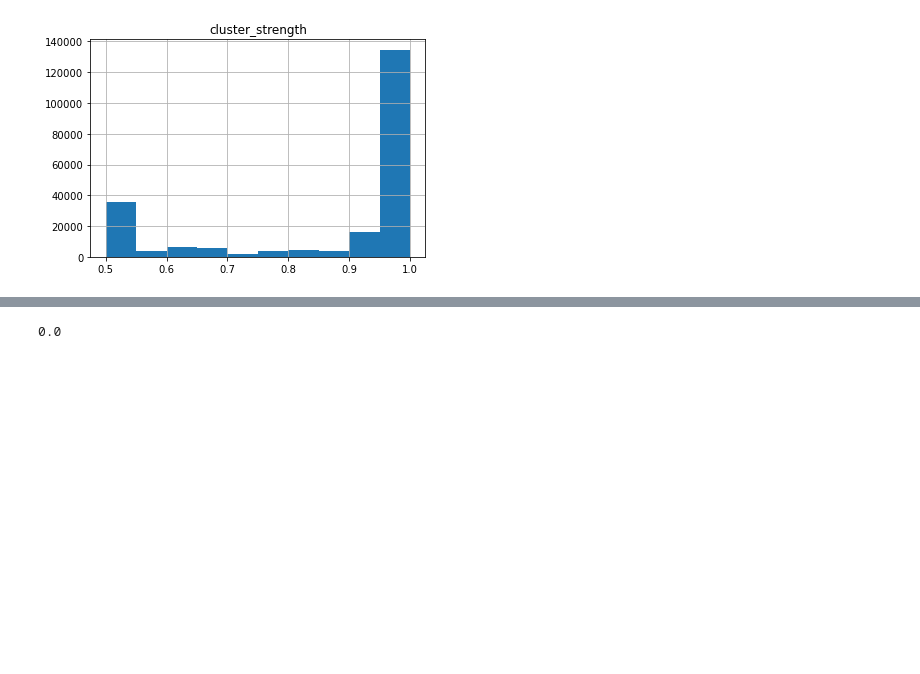
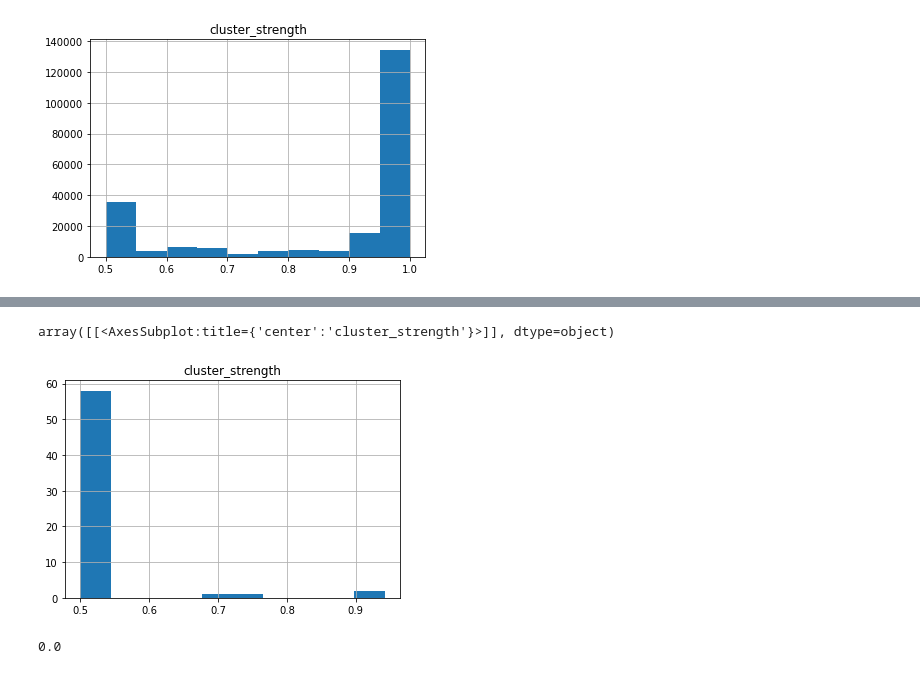
Before and after one commit to christianschwendner/coins_2122, a Jupyter notebook: Model/Model.ipynb, the cells around one changed output, grey strips where cells are left out. Cells and saved outputs as stored; diff of their text form; code cells hidden in the pictures; blank space fills up the shorter version.

```diff
--- a/Model/Model.ipynb
+++ b/Model/Model.ipynb
@@ -271,0 +284,6 @@ adj_mat_grouped.sort_values('date').head(20)
+# %%
+#date, lowest cluster strength
+
+cs_day = adj_mat.groupby(['date'])['cluster_strength'].min()
+cs_day = cs_day.to_frame()
+cs_day
@@ -272,3 +305,9 @@ adj_mat_grouped.sort_values('date').head(20)
+# %%
+cs_day['cluster_strength'].unique()
+cs_day.hist('cluster_strength')
+# %% [output]
+array([[<AxesSubplot:title={'center':'cluster_strength'}>]], dtype=object)
+[figure, added]
 # %%
 adj_mat['cluster_strength'].min()
 # %% [output]
```
Also changed, not shown: parts of 24 cells of this notebook.
